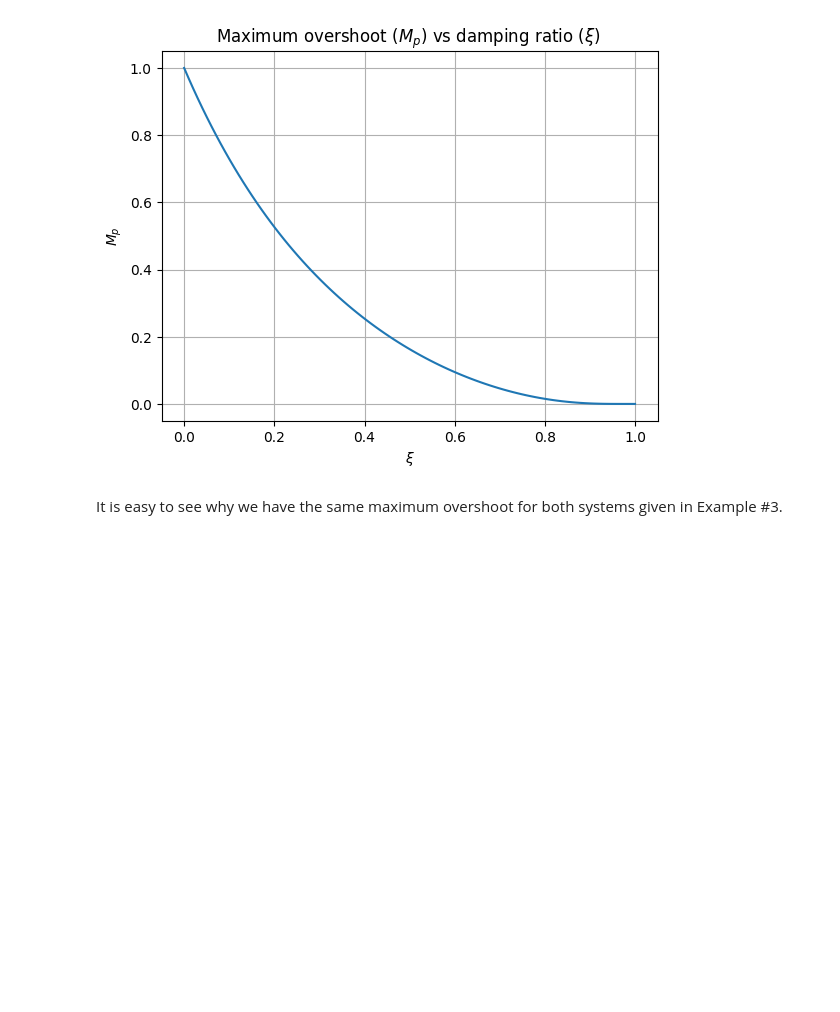
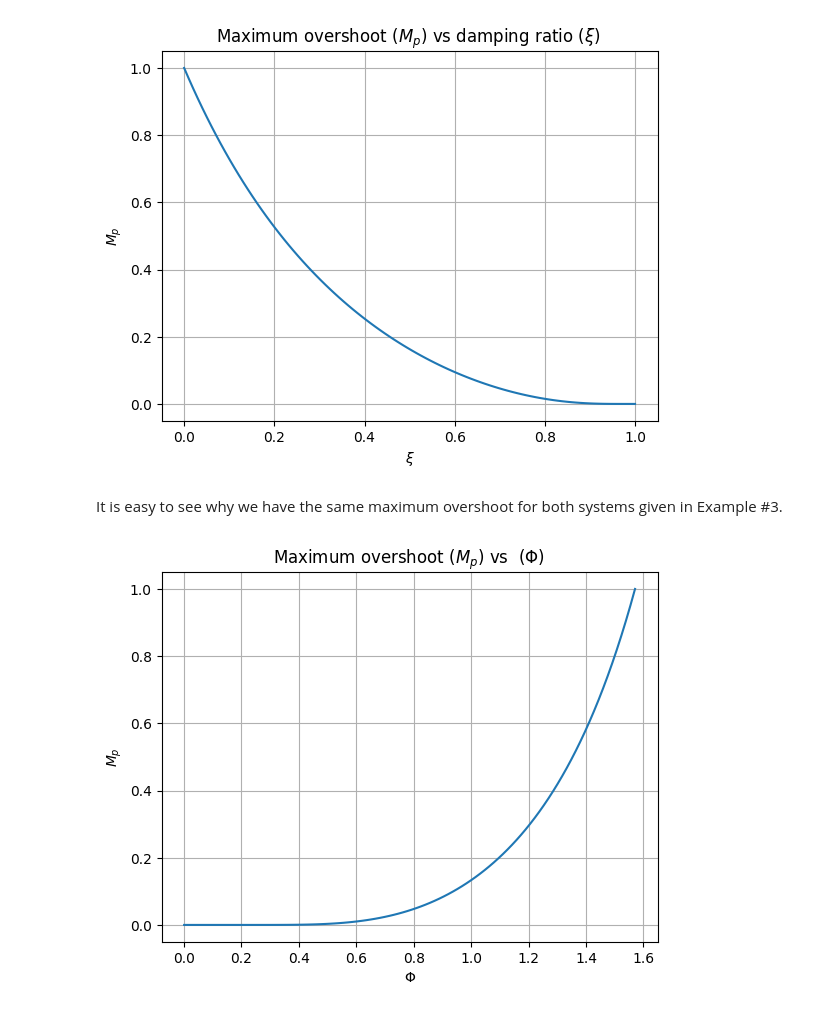
Before and after one commit to ozkanemre/EE302, a Jupyter notebook: Underdamped Response Examples by Emre Ozkan.ipynb, the cells around one changed output. Drawn from its saved outputs; the diff is of its cells as text; code cells hidden in the pictures; blank space fills up the shorter version.

```diff
--- a/Underdamped Response Examples by Emre Ozkan.ipynb
+++ b/Underdamped Response Examples by Emre Ozkan.ipynb
@@ -179,3 +179,16 @@ plt.show()
 [figure]
 # %% [markdown]
 It is easy to see why we have the same maximum overshoot for both systems given in Example #3.
+# %%
+import numpy as np
+from math import pi
+phi=linspace(0.001,pi/2,100)
+y=np.exp(-pi/np.tan(phi))
+plt.plot(phi,y)
+plt.grid()
+plt.xlabel('$\\Phi$')
+plt.ylabel('$M_p$')
+plt.title('Maximum overshoot ($M_p$) vs  ($\\Phi$) ')
+plt.show()
+# %% [output]
+[figure, added]
```
Also changed, not shown: parts of 1 cell of this notebook.
